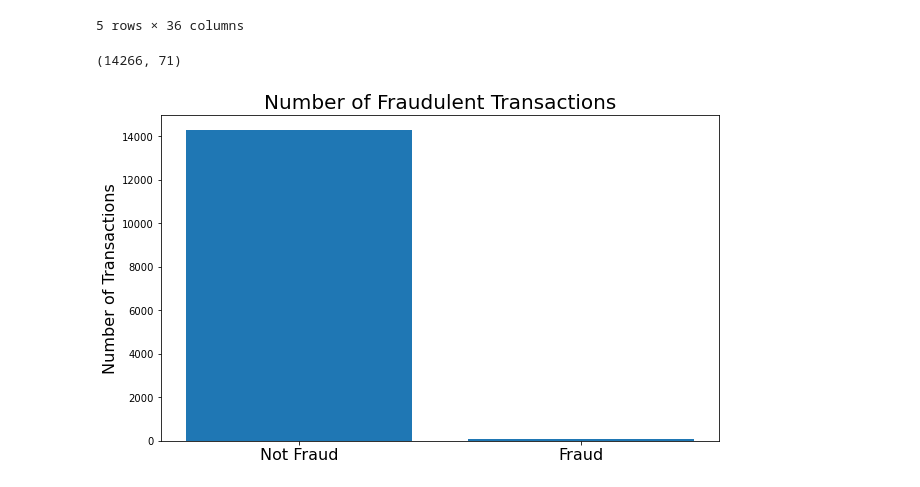
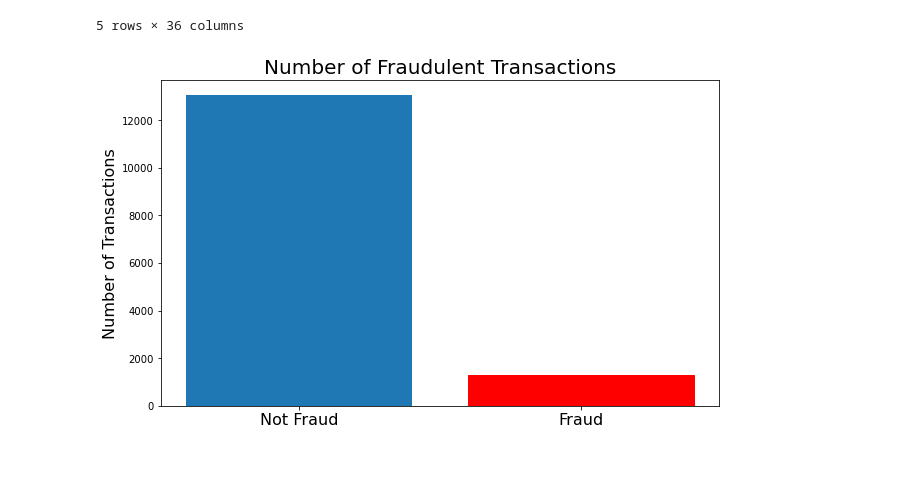
Before and after one commit to gverploeg/Fraud_Detection-, a Jupyter notebook: Sams-notebook.ipynb, the cells around one changed output. Cells and saved outputs as stored; diff of their text form; code cells hidden in the pictures.

```diff
--- a/Sams-notebook.ipynb
+++ b/Sams-notebook.ipynb
@@ -98,19 +98,16 @@ df1.head()
 | 3 | 12347 | 6 | 0 | 1 | 21 | 0.0 | 0.0 | 0 | ... |
 | 4 | 2417 | 11 | 1 | 0 | 66 | 0.0 | 0.0 | 0 | ... |
 5 rows × 36 columns
-# %%
-y = df1['is_fr'].value_counts()
-y[0], y[1]
-# %% [output]
-(14266, 71)
 # %%
 x=['Not Fraud', 'Fraud']
-y = df1['is_fr'].value_counts()
+y = df1['Label'].value_counts()
 y = [y[0], y[1]]
 fig, ax = plt.subplots(figsize=(10,6))
 ax.bar(x,y)
+ax.get_children()[1].set_color('r')
 ax.set_title('Number of Fraudulent Transactions', fontsize=20)
 ax.set_ylabel('Number of Transactions', fontsize=16)
 ax.set_xticklabels(labels=x, fontsize=16);
+plt.savefig('images/num_fraud.svg', transparent=False, bbox_inches='tight', format='svg', dpi=1200)
 # %% [output]
-[figure, old version]
+[figure, new version]
```
Also changed, not shown: parts of 8 cells of this notebook, 4 other files.
